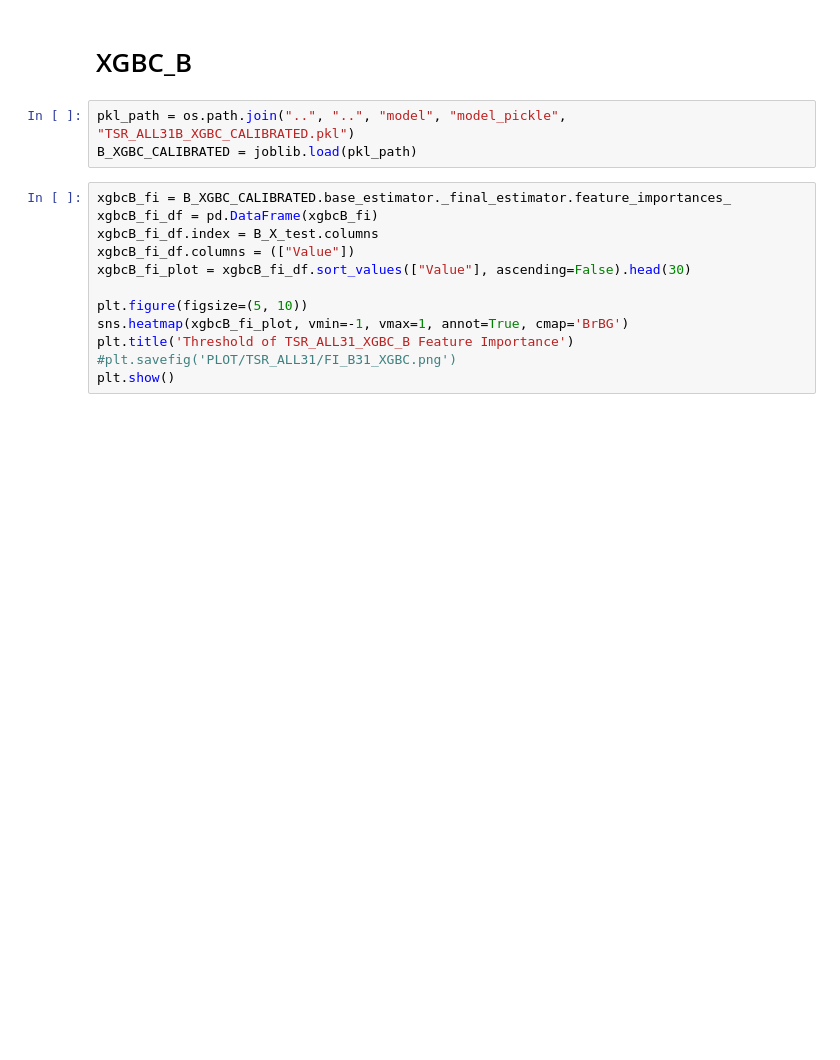
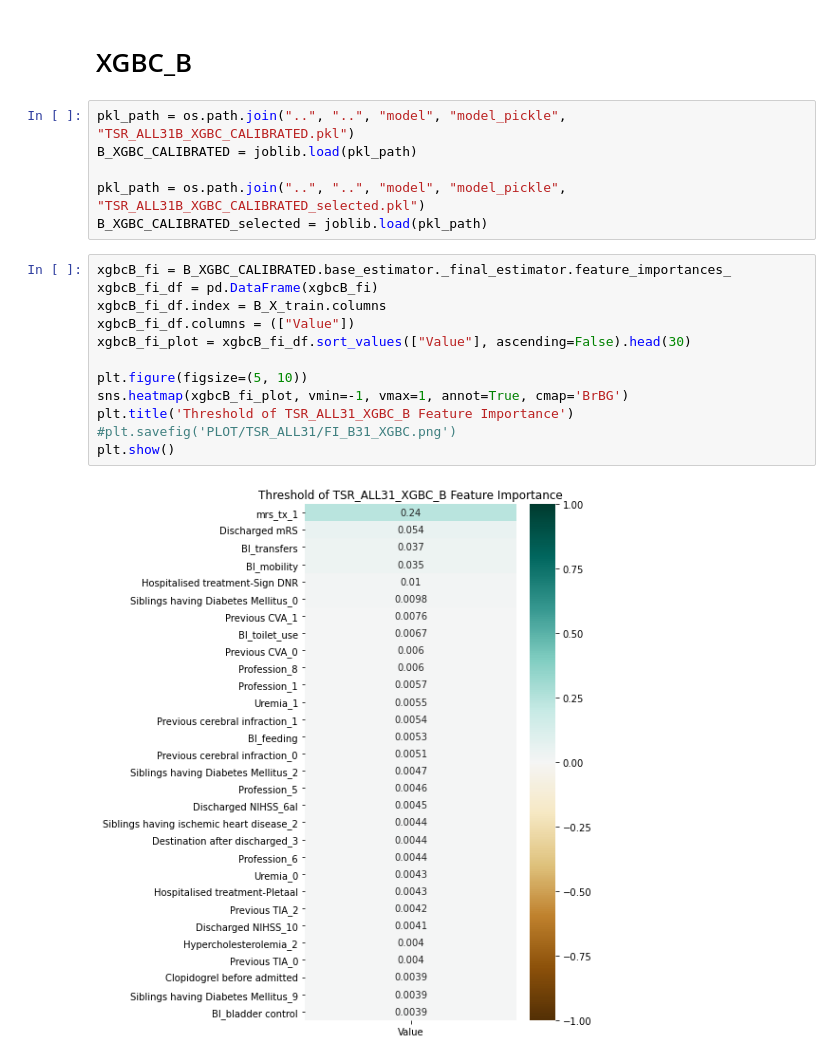
Before and after one commit to sn987532159/TSR_ML, a Jupyter notebook: result/TSR_ALL/TSR_ALL31_FI.ipynb, the cells around one changed output. Saved outputs shown, nothing was run; the diff lists cells and outputs as text; blank space fills up the shorter version.

```diff
--- a/result/TSR_ALL/TSR_ALL31_FI.ipynb
+++ b/result/TSR_ALL/TSR_ALL31_FI.ipynb
@@ -89,15 +124,20 @@ shap.summary_plot(etB31_shap_values[1], B_X_test, max_display=30)
 # %%
 pkl_path = os.path.join("..", "..", "model", "model_pickle", "TSR_ALL31B_XGBC_CALIBRATED.pkl")
 B_XGBC_CALIBRATED = joblib.load(pkl_path)
+
+pkl_path = os.path.join("..", "..", "model", "model_pickle", "TSR_ALL31B_XGBC_CALIBRATED_selected.pkl")
+B_XGBC_CALIBRATED_selected = joblib.load(pkl_path)
 # %%
 xgbcB_fi = B_XGBC_CALIBRATED.base_estimator._final_estimator.feature_importances_
 xgbcB_fi_df = pd.DataFrame(xgbcB_fi)
-xgbcB_fi_df.index = B_X_test.columns
+xgbcB_fi_df.index = B_X_train.columns
 xgbcB_fi_df.columns = (["Value"])
 xgbcB_fi_plot = xgbcB_fi_df.sort_values(["Value"], ascending=False).head(30)
 
 plt.figure(figsize=(5, 10))
 sns.heatmap(xgbcB_fi_plot, vmin=-1, vmax=1, annot=True, cmap='BrBG')
 plt.title('Threshold of TSR_ALL31_XGBC_B Feature Importance')
 #plt.savefig('PLOT/TSR_ALL31/FI_B31_XGBC.png')
 plt.show()
+# %% [output]
+[figure, added]
```
Also changed, not shown: parts of 24 cells of this notebook, 2 other files.
